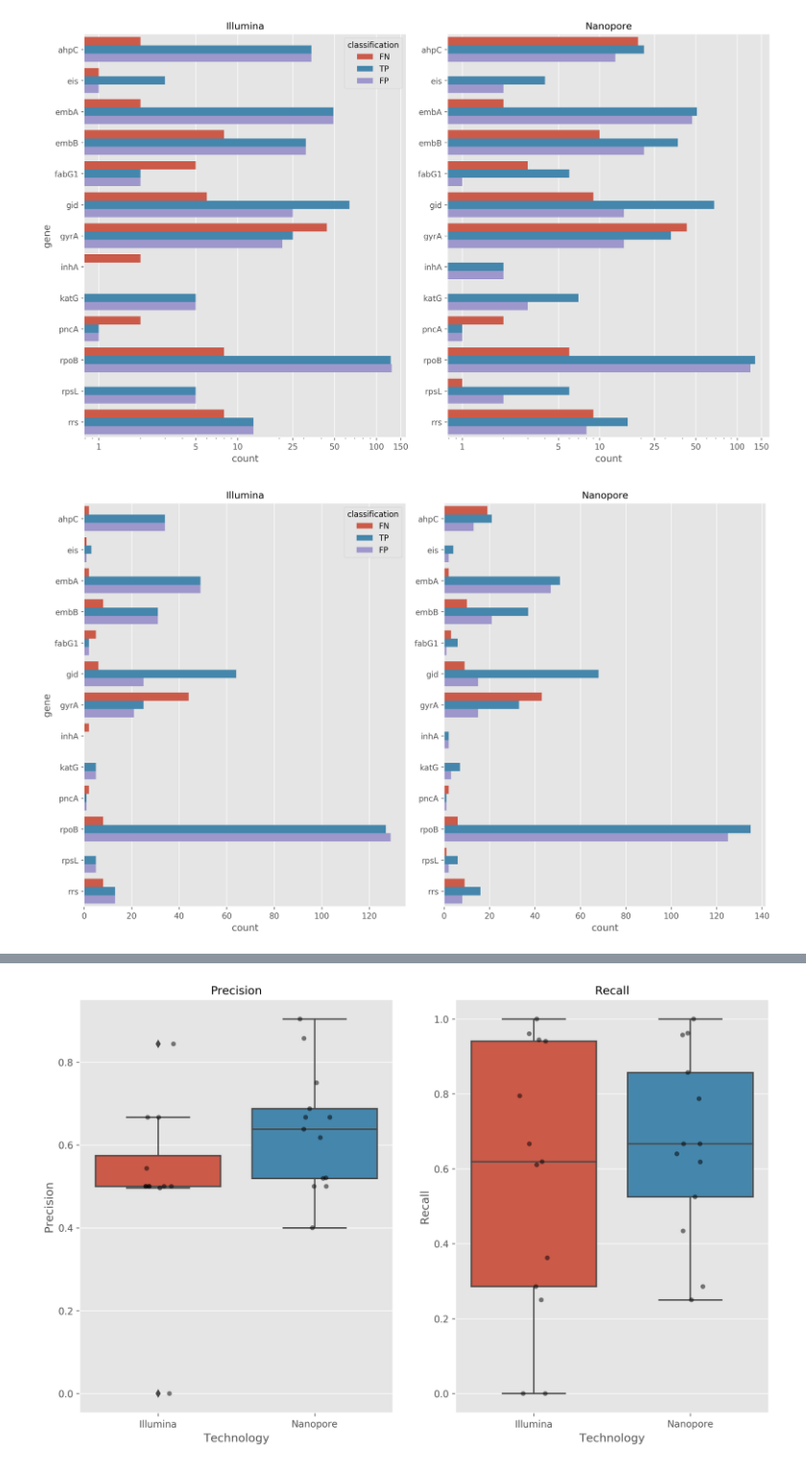
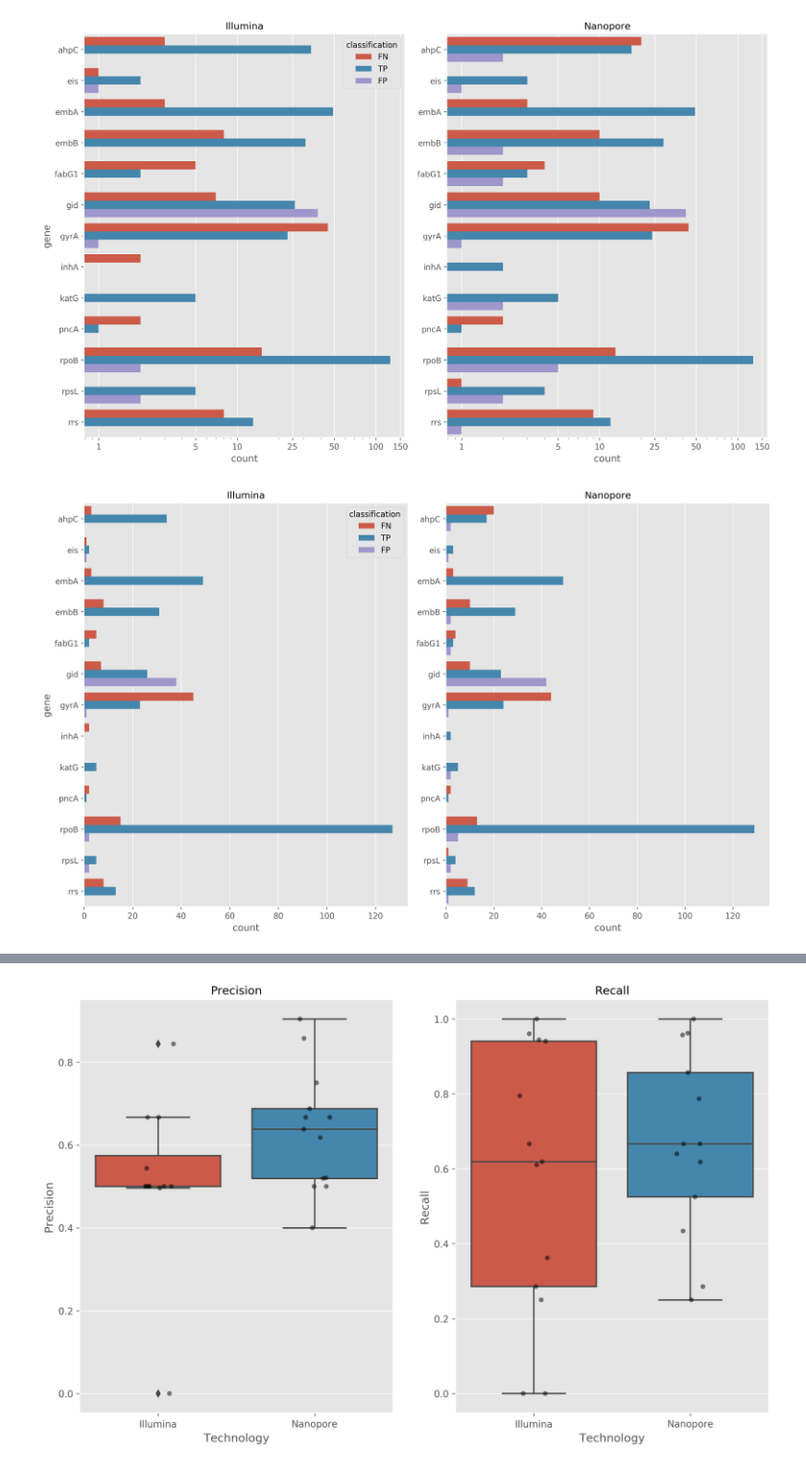
Before and after one commit to mbhall88/head_to_head_pipeline, a Jupyter notebook: analysis/resistance_prediction/workflow/notebooks/novel_variant_analysis.ipynb, the cells around one changed output, grey strips where cells are left out. Shown at 96% size. Cells and saved outputs as stored; diff of their text form; code cells hidden in the pictures.

```diff
--- a/analysis/resistance_prediction/workflow/notebooks/novel_variant_analysis.ipynb
+++ b/analysis/resistance_prediction/workflow/notebooks/novel_variant_analysis.ipynb
@@ -185,0 +241,11 @@ def is_indel(v):
+# %%
+hue_order = ["FN", "TP", "FP"]
+fig, ax = plt.subplots(figsize=FIGSIZE, dpi=DPI)
+x = "tech"
+y = "count"
+hue = "classification"
+sns.violinplot(data=counts, x=x, y=y, hue=hue, cut=0, hue_order=hue_order)
+sns.stripplot(data=counts, x=x, y=y, hue=hue, dodge=True, jitter=True, color="black", alpha=0.25)
+
+leghandles, leglabels = ax.get_legend_handles_labels()
+ax.legend(leghandles[:-3], leglabels[:-3], loc="best", prop={"size": 11})
@@ -185,0 +255,19 @@ def is_indel(v):
+# %%
+fig, axes = plt.subplots(ncols=2, figsize=FIGSIZE, dpi=DPI)
+for ax, tech in zip(axes.flatten(), ["illumina", "nanopore"]):
+    x = "count"
+    hue = "classification"
+    sns.histplot(
+        data=counts.query("tech == @tech"),
+        x=x,
+        hue=hue,
+        hue_order=hue_order,
+        ax=ax,
+        stat="count",
+        multiple="dodge",
+        discrete=True,
+        kde=True,
+        shrink=0.75
+    )
+    ax.set_title(f"{tech.capitalize()}")
+    ax.set_xticks(range(11))
@@ -219,3 +321,3 @@ for p in Path("../../results/novel/").rglob("precision.vcf"):
 # %%
-df = pd.DataFrame(data, columns=columns)
+# df = pd.DataFrame(data, columns=columns)
 df.sort_values("gene", inplace=True)
@@ -241,0 +324,3 @@ df.sort_values("gene")
+# %%
+genes = df.drop(columns=["sample"]).groupby(["gene", "classification", "tech"]).sum().reset_index()
+genes
@@ -242,30 +341,30 @@ df.sort_values("gene")
 # %%
 fig, axes = plt.subplots(ncols=2, figsize=FIGSIZE, dpi=DPI)
 hue_order = ["FN", "TP", "FP"]
 for ax, tech in zip(axes.flatten(), ["illumina", "nanopore"]):
-    sns.countplot(data=df.query("tech==@tech"), hue="classification", y="gene", ax=ax, hue_order=hue_order)
+    sns.barplot(data=genes.query("tech==@tech"), hue="classification", x="count", y="gene", ax=ax, hue_order=hue_order)
     ax.set_title(tech.capitalize(), fontdict=dict(fontsize=12))
     ax.set_xscale("log")
     labels = [1, 5, 10, 25, 50, 100, 150]
     ax.set_xticks(labels)
     ax.set_xticklabels(labels)
 ax.set_ylabel("")
 ax.get_legend().remove()
 plt.tight_layout()
 # %% [output]
-[figure, old version]
+[figure, new version]
 # %%
 fig, axes = plt.subplots(ncols=2, figsize=FIGSIZE, dpi=DPI)
 hue_order = ["FN", "TP", "FP"]
 for ax, tech in zip(axes.flatten(), ["illumina", "nanopore"]):
-    sns.countplot(data=df.query("tech==@tech"), hue="classification", y="gene", ax=ax, hue_order=hue_order)
+    sns.barplot(data=genes.query("tech==@tech"), hue="classification", x="count", y="gene", ax=ax, hue_order=hue_order)
     ax.set_title(tech.capitalize(), fontdict=dict(fontsize=12))
 
 ax.set_ylabel("")
 ax.get_legend().remove()
 plt.tight_layout()
 # %% [output]
-[figure, old version]
+[figure, new version]
 # %%
 def format_cell(cell):
     if isinstance(cell, list):
```
Also changed, not shown: parts of 29 cells of this notebook, 3 other files.
